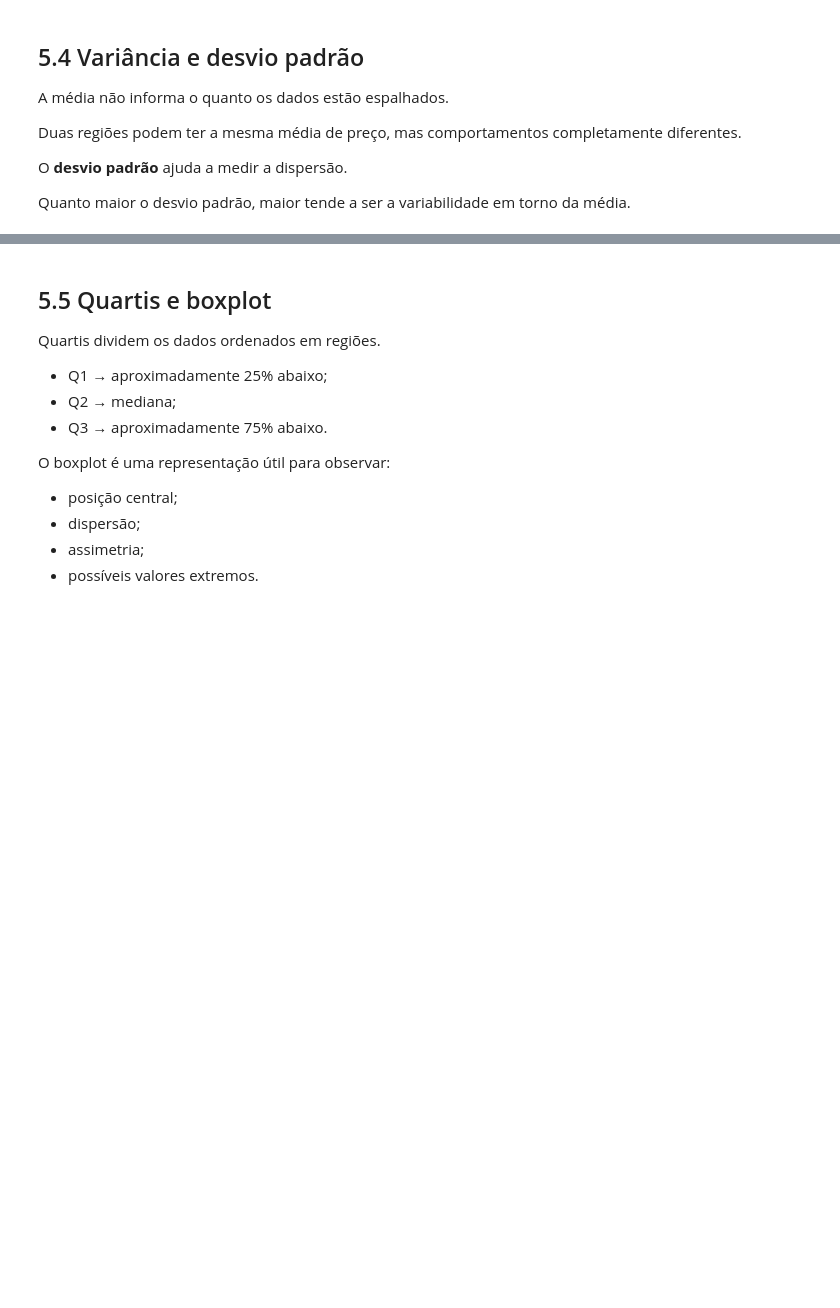
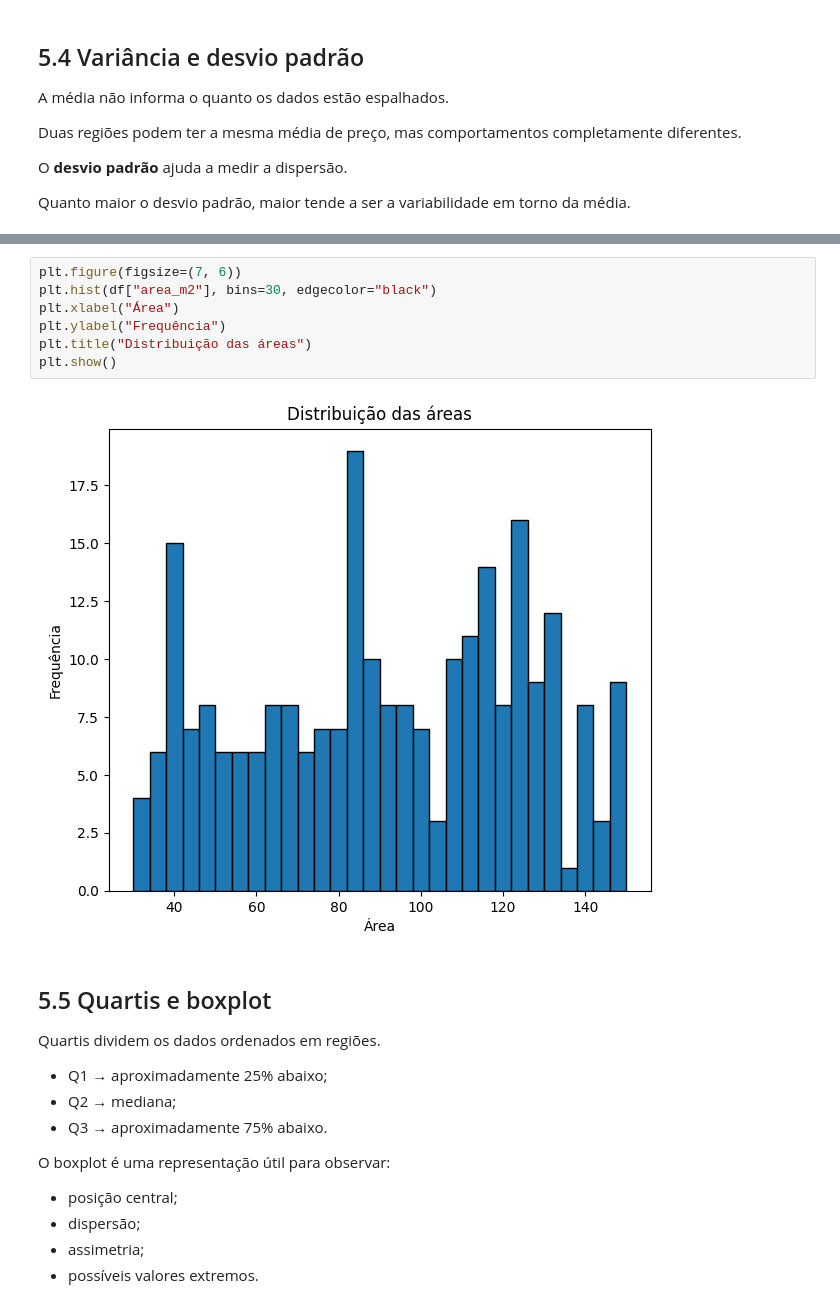
Before and after one commit to VictorAmaralSCT/curso_SENAC_InteligenciaArtificial, a Jupyter notebook: UC9 - Machine Learning/UC9_AULA01_Fundamentos_Matematicos_e_Primeiro_Modelo.ipynb, the cells around one changed output, grey strips where cells are left out. Saved outputs shown, nothing was run; the diff lists cells and outputs as text; blank space fills up the shorter version.

```diff
--- a/UC9 - Machine Learning/UC9_AULA01_Fundamentos_Matematicos_e_Primeiro_Modelo.ipynb
+++ b/UC9 - Machine Learning/UC9_AULA01_Fundamentos_Matematicos_e_Primeiro_Modelo.ipynb
@@ -1239,3 +1256,12 @@ Quanto maior o desvio padrão, maior tende a ser a variabilidade em torno da mé
+# %%
+plt.figure(figsize=(7, 6))
+plt.hist(df["area_m2"], bins=30, edgecolor="black")
+plt.xlabel("Área")
+plt.ylabel("Frequência")
+plt.title("Distribuição das áreas")
+plt.show()
+# %% [output]
+[figure, added]
 # %% [markdown]
 ## 5.5 Quartis e boxplot
 
```
Also changed, not shown: parts of 51 cells of this notebook.
